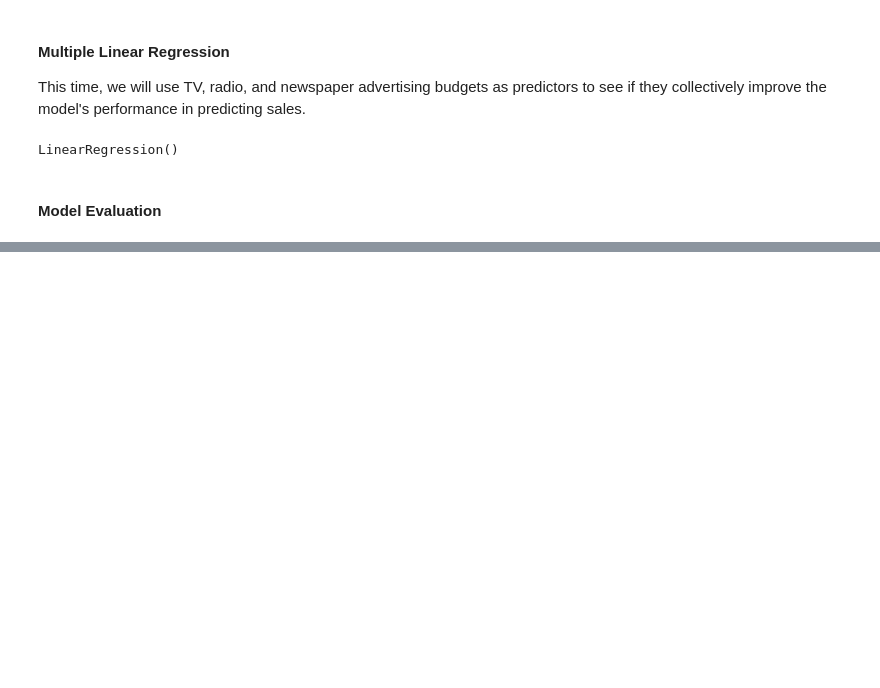
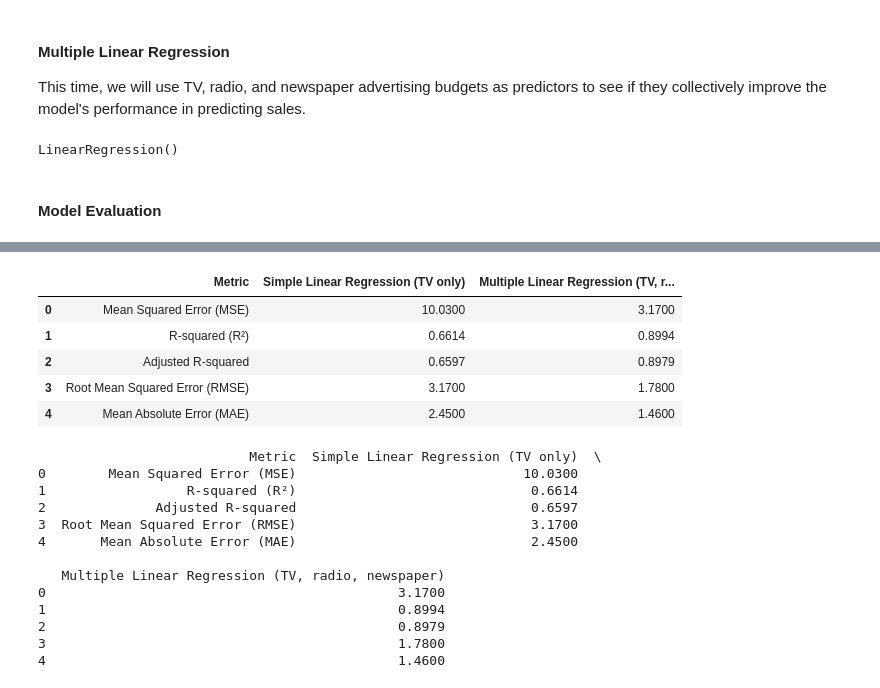
Before and after one commit to ngmds22/Sales-vs-Spend-LR-and-MLR-, a Jupyter notebook: python/projects/linear_reg/advertising/advertising.ipynb, the cells around one changed output, grey strips where cells are left out. Saved outputs shown, nothing was run; the diff lists cells and outputs as text; code cells hidden in the pictures; blank space fills up the shorter version.

```diff
--- a/python/projects/linear_reg/advertising/advertising.ipynb
+++ b/python/projects/linear_reg/advertising/advertising.ipynb
@@ -198,0 +255,34 @@ y_pred = model.predict(X_test)
+# %%
+# Data from previous calculations
+evaluation_metrics = {
+    'Metric': ['Mean Squared Error (MSE)', 'R-squared (R²)', 'Adjusted R-squared', 'Root Mean Squared Error (RMSE)', 'Mean Absolute Error (MAE)'],
+    'Simple Linear Regression (TV only)': [10.03, 0.6614, 0.6597, 3.17, 2.45],
+    'Multiple Linear Regression (TV, radio, newspaper)': [3.17, 0.8994, 0.8979, 1.78, 1.46]
+}
+
+# Creating the DataFrame
+metrics_df = pd.DataFrame(evaluation_metrics)
+
+# Display the DataFrame
+display(metrics_df)  # If using Jupyter Notebook
+print(metrics_df)    # Alternative for general Python environment
+# %% [output]
+|  | Metric | Simple Linear Regression (TV only) | Multiple Linear Regression (TV, r... |
+| 0 | Mean Squared Error (MSE) | 10.0300 | 3.1700 |
+| 1 | R-squared (R²) | 0.6614 | 0.8994 |
+| 2 | Adjusted R-squared | 0.6597 | 0.8979 |
+| 3 | Root Mean Squared Error (RMSE) | 3.1700 | 1.7800 |
+| 4 | Mean Absolute Error (MAE) | 2.4500 | 1.4600 |
+                           Metric  Simple Linear Regression (TV only)  \
+0        Mean Squared Error (MSE)                             10.0300
+1                  R-squared (R²)                              0.6614
+2              Adjusted R-squared                              0.6597
+3  Root Mean Squared Error (RMSE)                              3.1700
+4       Mean Absolute Error (MAE)                              2.4500
+
+   Multiple Linear Regression (TV, radio, newspaper)
+0                                             3.1700
+1                                             0.8994
+2                                             0.8979
+3                                             1.7800
+4                                             1.4600
```
Also changed, not shown: parts of 2 cells of this notebook.
